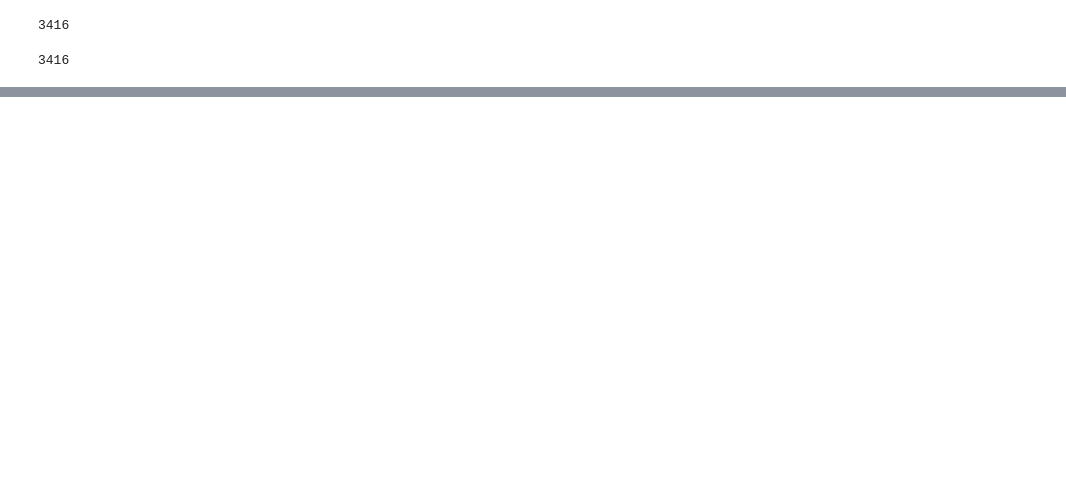
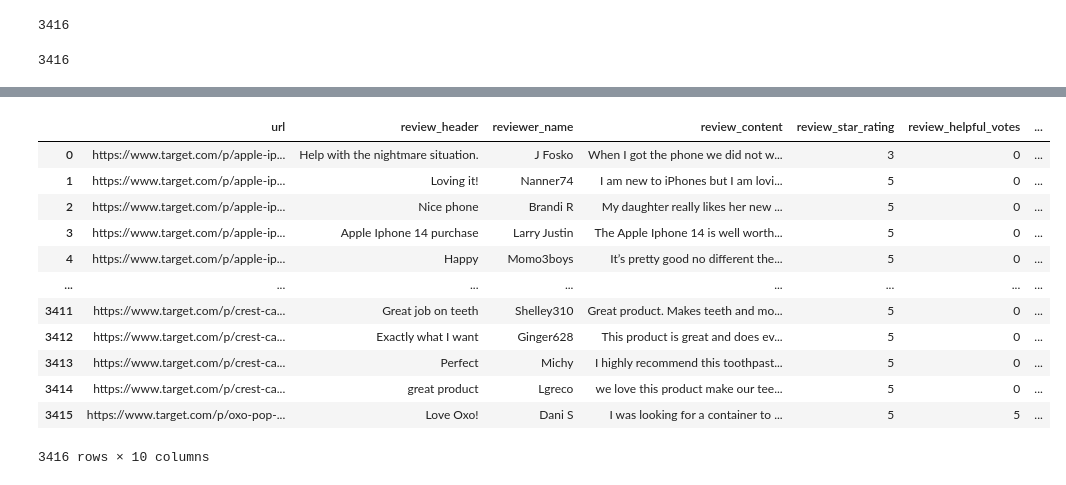
Before and after one commit to aneeshkhole/Perceived-Usefulness-of-online-customer-reviews, a Jupyter notebook: src/target parsing.ipynb, the cells around one changed output, grey strips where cells are left out. Drawn from its saved outputs; the diff is of its cells as text; code cells hidden in the pictures; blank space fills up the shorter version.

```diff
--- a/src/target parsing.ipynb
+++ b/src/target parsing.ipynb
@@ -246,0 +360,18 @@ len(reviews)
+# %%
+reviews['review_length'] = reviews['review_content'].str.len()
+
+reviews
+# %% [output]
+|  | url | review_header | reviewer_name | review_content | review_star_rating | review_helpful_votes | ... |
+| 0 | https://www.target.com/p/apple-ip... | Help with the nightmare situation. | J Fosko | When I got the phone we did not w... | 3 | 0 | ... |
+| 1 | https://www.target.com/p/apple-ip... | Loving it! | Nanner74 | I am new to iPhones but I am lovi... | 5 | 0 | ... |
+| 2 | https://www.target.com/p/apple-ip... | Nice phone | Brandi R | My daughter really likes her new ... | 5 | 0 | ... |
+| 3 | https://www.target.com/p/apple-ip... | Apple Iphone 14 purchase | Larry Justin | The Apple Iphone 14 is well worth... | 5 | 0 | ... |
+| 4 | https://www.target.com/p/apple-ip... | Happy | Momo3boys | It’s pretty good no different the... | 5 | 0 | ... |
+| ... | ... | ... | ... | ... | ... | ... | ... |
+| 3411 | https://www.target.com/p/crest-ca... | Great job on teeth | Shelley310 | Great product. Makes teeth and mo... | 5 | 0 | ... |
+| 3412 | https://www.target.com/p/crest-ca... | Exactly what I want | Ginger628 | This product is great and does ev... | 5 | 0 | ... |
+| 3413 | https://www.target.com/p/crest-ca... | Perfect | Michy | I highly recommend this toothpast... | 5 | 0 | ... |
+| 3414 | https://www.target.com/p/crest-ca... | great product | Lgreco | we love this product make our tee... | 5 | 0 | ... |
+| 3415 | https://www.target.com/p/oxo-pop-... | Love Oxo! | Dani S | I was looking for a container to ... | 5 | 5 | ... |
+3416 rows × 10 columns
```
Also changed, not shown: parts of 17 cells of this notebook, 9 other files.
